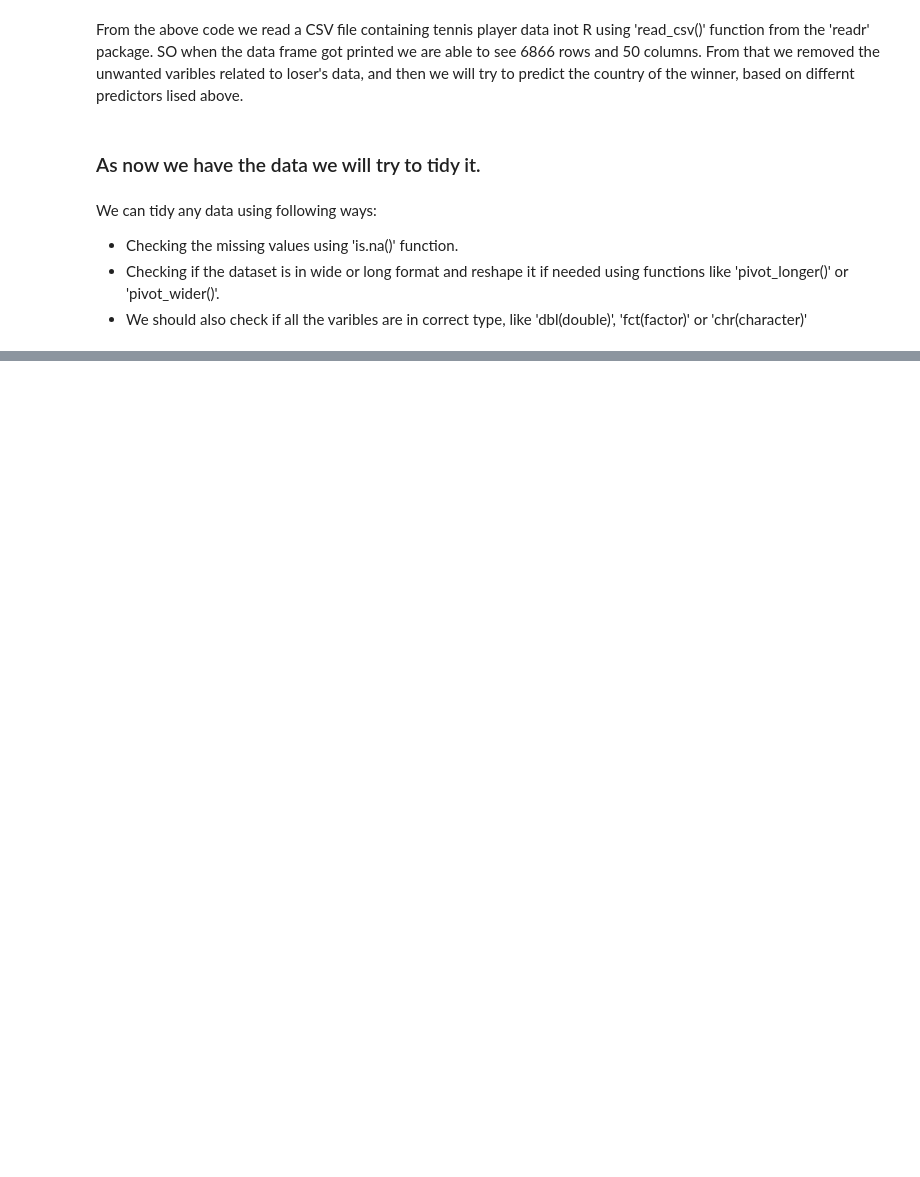
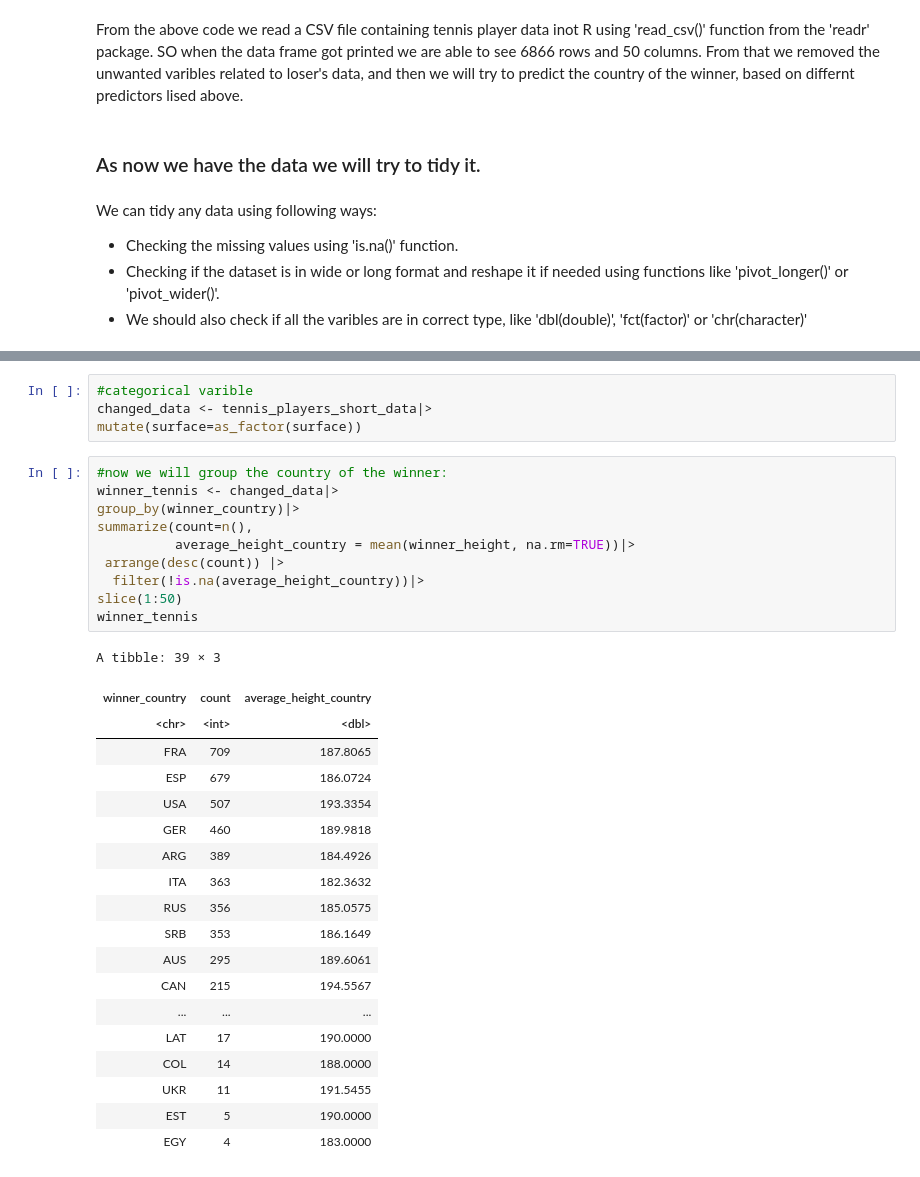
Before and after one commit to Ramnik2003/starting-dsci, a Jupyter notebook: Group_Project_Proposal.ipynb, the cells around one changed output, grey strips where cells are left out. Saved outputs shown, nothing was run; the diff lists cells and outputs as text; blank space fills up the shorter version.

```diff
--- a/Group_Project_Proposal.ipynb
+++ b/Group_Project_Proposal.ipynb
@@ -77,3 +106,37 @@ A tibble: 6866 × 6
 | Hard | Jo Wilfried Tsonga | R | 188 | FRA | 32.59411 |
 | Hard | David Goffin | R | 163 | BEL | 26.95414 |
 | Hard | Lucas Pouille | R | 185 | FRA | 23.73990 |
+# %%
+#categorical varible
+changed_data <- tennis_players_short_data|>
+mutate(surface=as_factor(surface))
+# %%
+#now we will group the country of the winner:
+winner_tennis <- changed_data|>
+group_by(winner_country)|>
+summarize(count=n(),
+          average_height_country = mean(winner_height, na.rm=TRUE))|>
+ arrange(desc(count)) |>
+  filter(!is.na(average_height_country))|>
+slice(1:50)
+winner_tennis
+# %% [output]
+A tibble: 39 × 3
+| winner_country | count | average_height_country |
+| <chr> | <int> | <dbl> |
+| FRA | 709 | 187.8065 |
+| ESP | 679 | 186.0724 |
+| USA | 507 | 193.3354 |
+| GER | 460 | 189.9818 |
+| ARG | 389 | 184.4926 |
+| ITA | 363 | 182.3632 |
+| RUS | 356 | 185.0575 |
+| SRB | 353 | 186.1649 |
+| AUS | 295 | 189.6061 |
+| CAN | 215 | 194.5567 |
+| ... | ... | ... |
+| LAT | 17 | 190.0000 |
+| COL | 14 | 188.0000 |
+| UKR | 11 | 191.5455 |
+| EST | 5 | 190.0000 |
+| EGY | 4 | 183.0000 |
```
Also changed, not shown: parts of 5 cells of this notebook.
